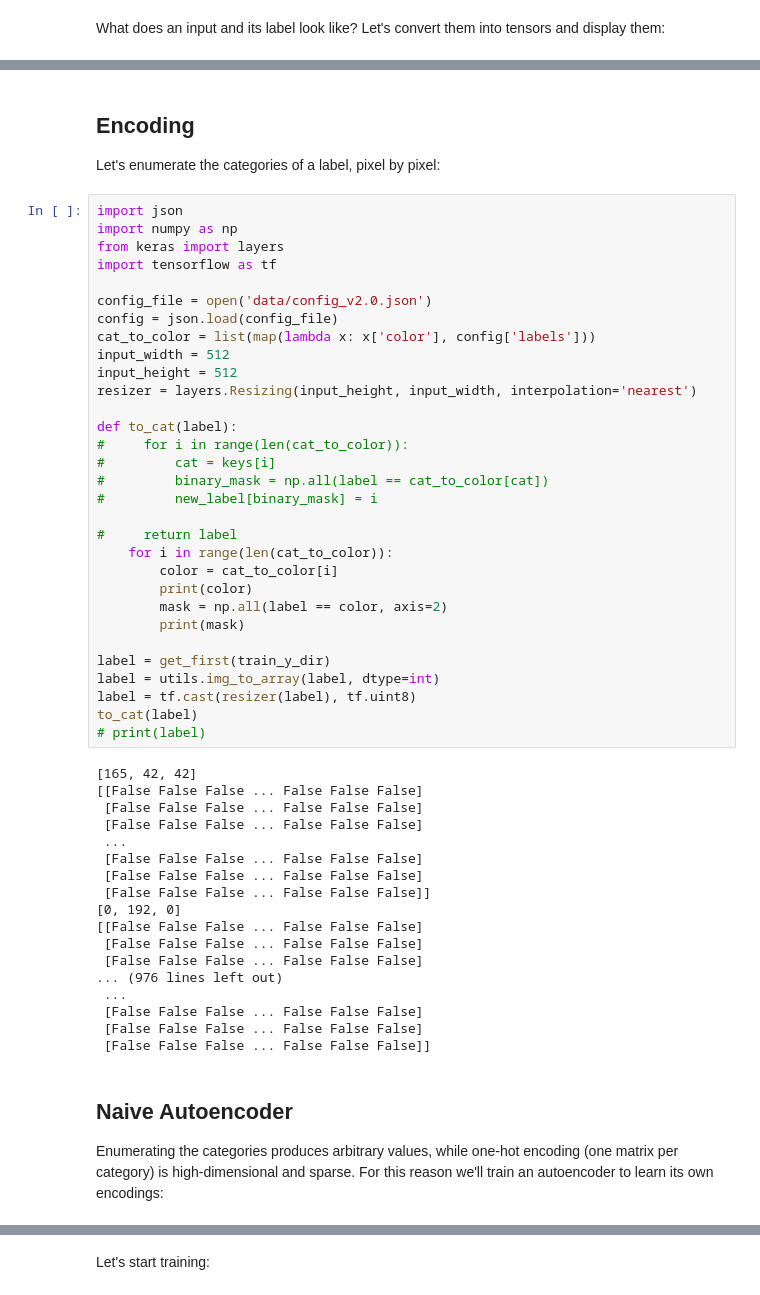
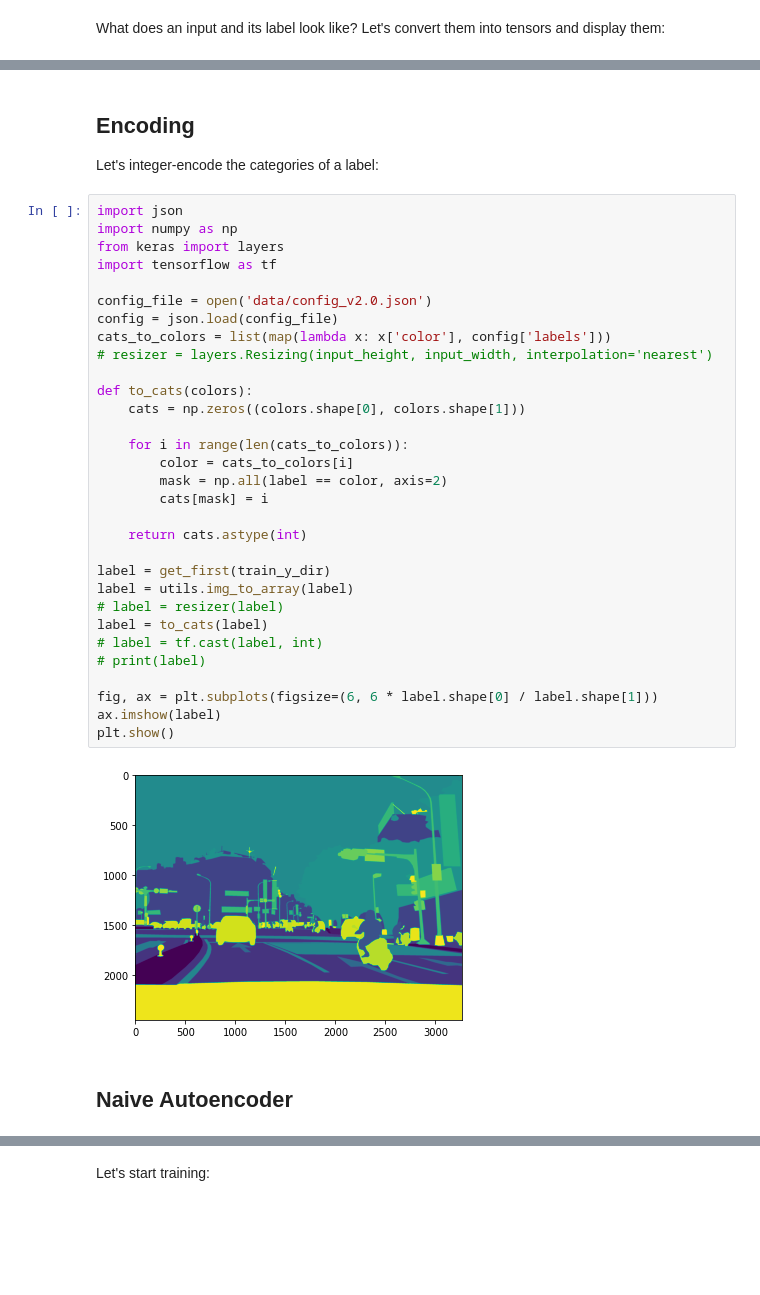
Before and after one commit to lenny-z/csci-s89-final-project, a Jupyter notebook: Final Project.ipynb, the cells around one changed output, grey strips where cells are left out. Saved outputs shown, nothing was run; the diff lists cells and outputs as text; blank space fills up the shorter version.

Commit message:
Formatting prints

```diff
--- a/Final Project.ipynb
+++ b/Final Project.ipynb
@@ -105,60 +105,42 @@ Shape: (3024, 4032, 3)
 # %% [markdown]
 ## Encoding
 
-Let's enumerate the categories of a label, pixel by pixel:
+Let's integer-encode the categories of a label:
 # %%
 import json
 import numpy as np
 from keras import layers
 import tensorflow as tf
 
 config_file = open('data/config_v2.0.json')
 config = json.load(config_file)
-cat_to_color = list(map(lambda x: x['color'], config['labels']))
-input_width = 512
-input_height = 512
-resizer = layers.Resizing(input_height, input_width, interpolation='nearest')
+cats_to_colors = list(map(lambda x: x['color'], config['labels']))
+# resizer = layers.Resizing(input_height, input_width, interpolation='nearest')
 
-def to_cat(label):
-#     for i in range(len(cat_to_color)):
-#         cat = keys[i]
-#         binary_mask = np.all(label == cat_to_color[cat])
-#         new_label[binary_mask] = i
+def to_cats(colors):
+    cats = np.zeros((colors.shape[0], colors.shape[1]))
 
-#     return label
-    for i in range(len(cat_to_color)):
-        color = cat_to_color[i]
-        print(color)
+    for i in range(len(cats_to_colors)):
+        color = cats_to_colors[i]
         mask = np.all(label == color, axis=2)
-        print(mask)
+        cats[mask] = i
+
+    return cats.astype(int)
 
 label = get_first(train_y_dir)
-label = utils.img_to_array(label, dtype=int)
-label = tf.cast(resizer(label), tf.uint8)
-to_cat(label)
+label = utils.img_to_array(label)
+# label = resizer(label)
+label = to_cats(label)
+# label = tf.cast(label, int)
 # print(label)
+
+fig, ax = plt.subplots(figsize=(6, 6 * label.shape[0] / label.shape[1]))
+ax.imshow(label)
+plt.show()
 # %% [output]
-[165, 42, 42]
-[[False False False ... False False False]
- [False False False ... False False False]
- [False False False ... False False False]
- ...
- [False False False ... False False False]
- [False False False ... False False False]
- [False False False ... False False False]]
-[0, 192, 0]
-[[False False False ... False False False]
- [False False False ... False False False]
- [False False False ... False False False]
-... (976 lines left out)
- ...
- [False False False ... False False False]
- [False False False ... False False False]
- [False False False ... False False False]]
+[figure, added]
 # %% [markdown]
 ## Naive Autoencoder
-
-Enumerating the categories produces arbitrary values, while one-hot encoding (one matrix per category) is high-dimensional and sparse. For this reason we'll train an autoencoder to learn its own encodings:
 # %%
 from keras import models
 from keras import optimizers
```
Also changed, not shown: parts of 5 cells of this notebook.
